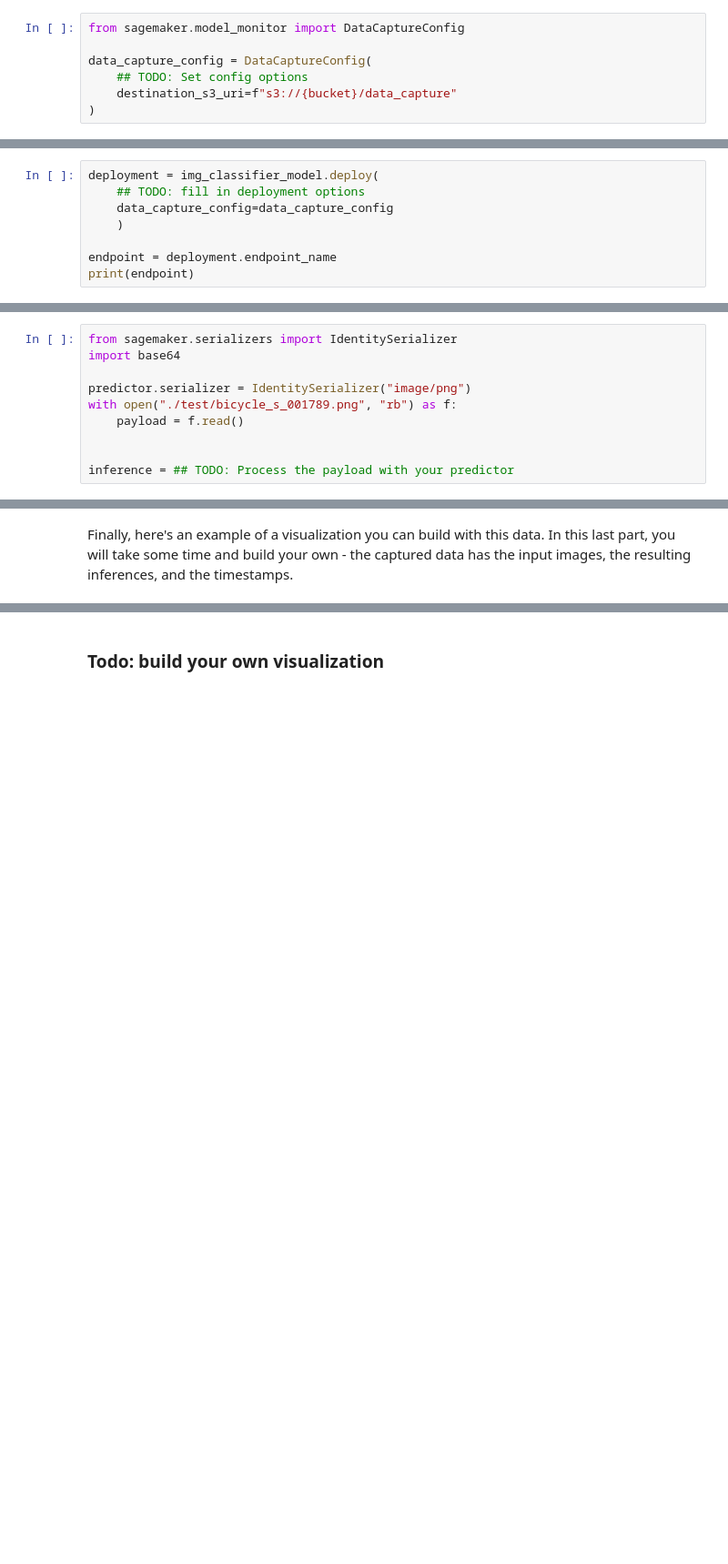
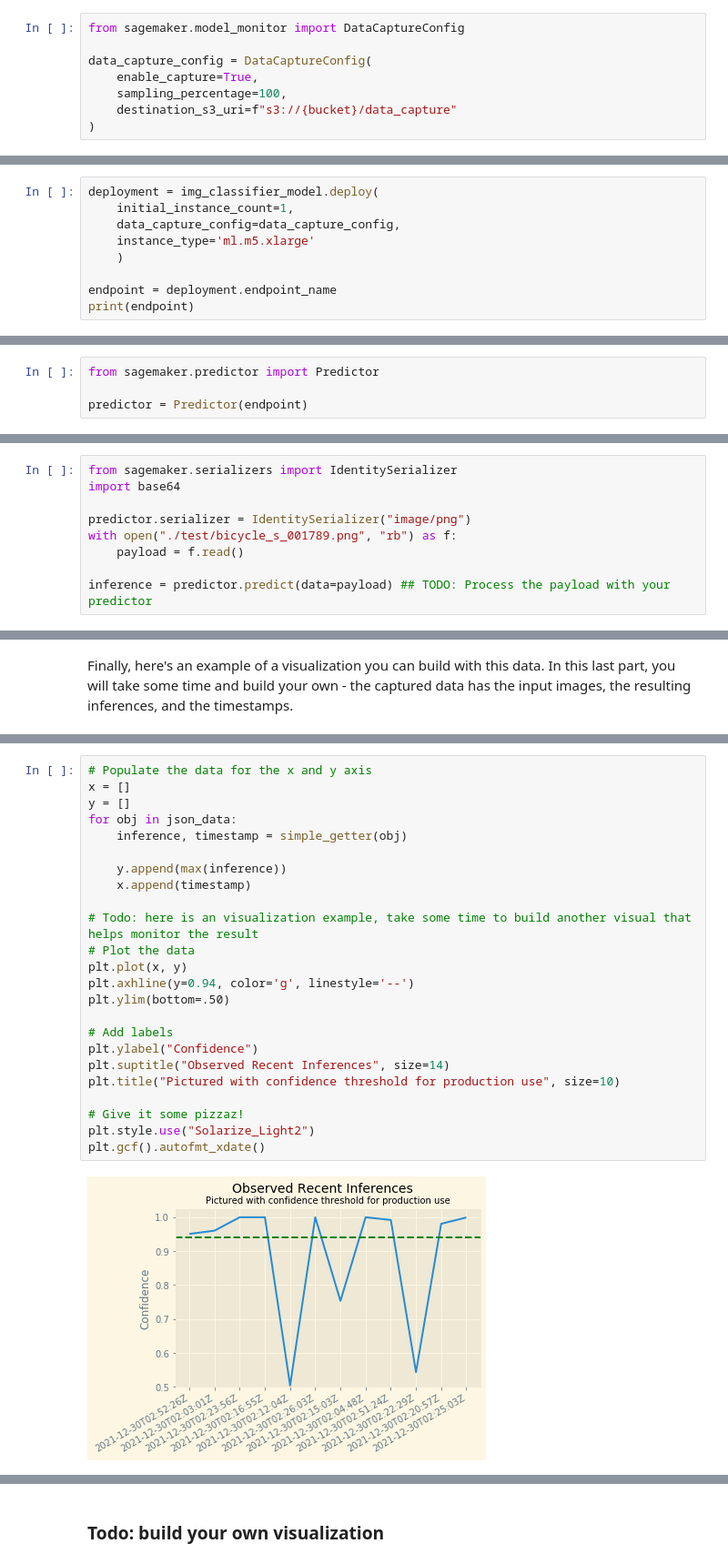
Before and after one commit to leqilu67/image_classifier_for_scone_unlimited, a Jupyter notebook: image_classification.ipynb, the cells around one changed output, grey strips where cells are left out. Shown: that part at 91% size. Cells and saved outputs as stored; diff of their text form; blank space fills up the shorter version.

```diff
--- a/image_classification.ipynb
+++ b/image_classification.ipynb
@@ -450,7 +454,8 @@ To begin with, let's configure Model Monitor to track our deployment. We'll defi
 from sagemaker.model_monitor import DataCaptureConfig
 
 data_capture_config = DataCaptureConfig(
-    ## TODO: Set config options
+    enable_capture=True,
+    sampling_percentage=100,
     destination_s3_uri=f"s3://{bucket}/data_capture"
 )
 # %% [markdown]
@@ -459,8 +464,9 @@ Note the `destination_s3_uri` parameter: At the end of the project, we can explo
 With that done, deploy your model on a single `ml.m5.xlarge` instance with the data capture config attached:
 # %%
 deployment = img_classifier_model.deploy(
-    ## TODO: fill in deployment options
-    data_capture_config=data_capture_config
+    initial_instance_count=1,
+    data_capture_config=data_capture_config,
+    instance_type='ml.m5.xlarge'
     )
 
 endpoint = deployment.endpoint_name
@@ -474,3 +480,7 @@ predictor = ## TODO: fill in
+# %%
+from sagemaker.predictor import Predictor
+
+predictor = Predictor(endpoint)
 # %% [markdown]
 In the code snippet below we are going to prepare one of your saved images for prediction. Use the predictor to process the `payload`.
 # %%
@@ -481,8 +491,7 @@ predictor.serializer = IdentitySerializer("image/png")
 with open("./test/bicycle_s_001789.png", "rb") as f:
     payload = f.read()
 
-
-inference = ## TODO: Process the payload with your predictor
+inference = predictor.predict(data=payload) ## TODO: Process the payload with your predictor
 # %% [markdown]
 Your `inference` object is an array of two values, the predicted probability value for each of your classes (bicycle and motorcycle respectively.) So, for example, a value of `b'[0.91, 0.09]'` indicates the probability of being a bike is 91% and being a motorcycle is 9%.
 # %%
@@ -730,0 +758,26 @@ plt.gcf().autofmt_xdate()
+# %%
+# Populate the data for the x and y axis
+x = []
+y = []
+for obj in json_data:
+    inference, timestamp = simple_getter(obj)
+
+    y.append(max(inference))
+    x.append(timestamp)
+
+# Todo: here is an visualization example, take some time to build another visual that helps monitor the result
+# Plot the data
+plt.plot(x, y)
+plt.axhline(y=0.94, color='g', linestyle='--')
+plt.ylim(bottom=.50)
+
+# Add labels
+plt.ylabel("Confidence")
+plt.suptitle("Observed Recent Inferences", size=14)
+plt.title("Pictured with confidence threshold for production use", size=10)
+
+# Give it some pizzaz!
+plt.style.use("Solarize_Light2")
+plt.gcf().autofmt_xdate()
+# %% [output]
+[figure, added]
```
Also changed, not shown: parts of 25 cells of this notebook, 7 other files.
